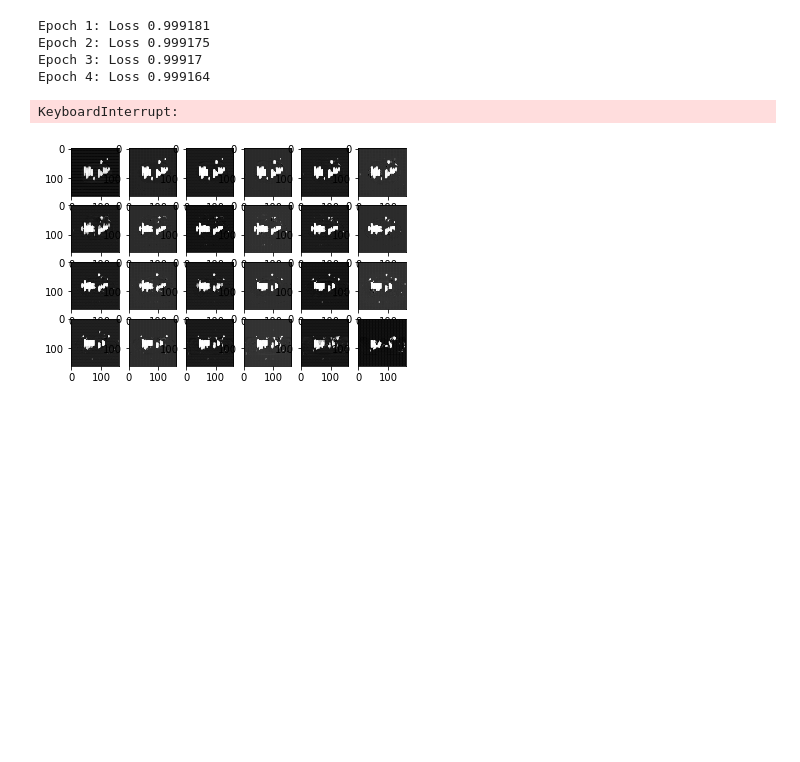
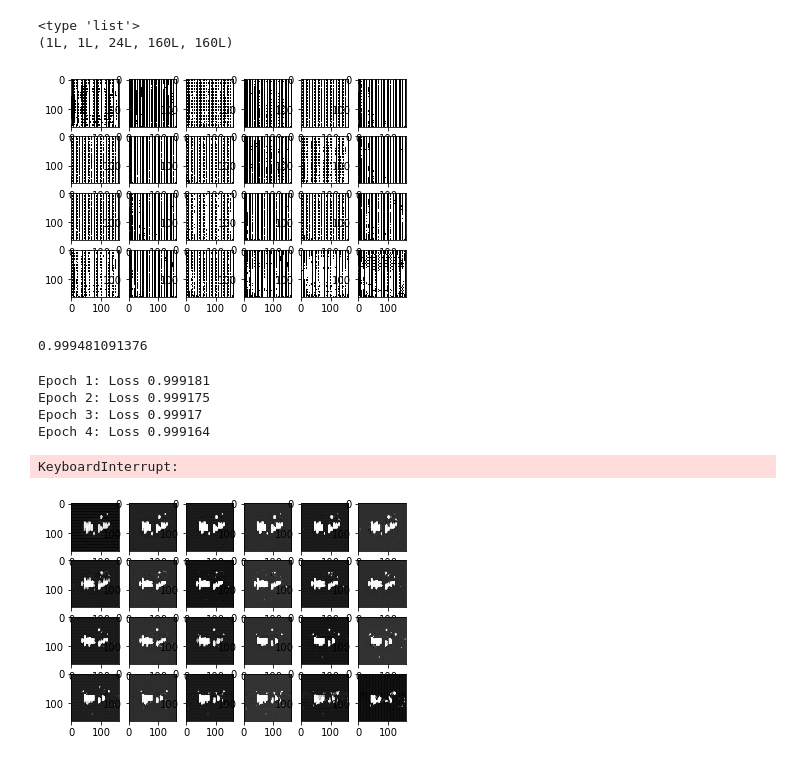
Before and after one commit to metodj/CNNtest, a Jupyter notebook: test.ipynb, the cells around one changed output. Saved outputs shown, nothing was run; the diff lists cells and outputs as text; code cells hidden in the pictures; blank space fills up the shorter version.

```diff
--- a/test.ipynb
+++ b/test.ipynb
@@ -320,6 +320,12 @@ def binary_jaccard_index(predictions,targets):
     intersection = theano.tensor.minimum(predictions, targets)
     union = theano.tensor.maximum(predictions, targets)
     return 1 - intersection.sum() / union.sum()
+# %%
+def binary_jaccard_index_test(predictions,targets):
+    #predictions,targets = align_targets(predictions, targets)
+    intersection = np.minimum(predictions, targets)
+    union = np.maximum(predictions, targets)
+    return 1 - intersection.sum() / union.sum()
 # %%
 #prikaze eno 3d sliko
 def display_numpy(picture):
@@ -462,7 +471,7 @@ layer = layers.ConcatLayer([layer, tmp1])
 layer = layers.Conv3DLayer(layer, num_filters=16, filter_size=(3, 3, 3), stride=1, pad=1, W=lasagne.init.Normal(), nonlinearity=None)
 layer = layers.BatchNormLayer(layer)
 layer = layers.ParametricRectifierLayer(layer, alpha=init.Constant(0))
-layer = layers.Conv3DLayer(layer, num_filters=1, filter_size=(1, 1, 1), stride=1, pad=0)
+layer = layers.Conv3DLayer(layer, num_filters=2, filter_size=(1, 1, 1), stride=1, pad=0)
 
 #agregacija
 
@@ -471,11 +480,12 @@ layer = layers.NonlinearityLayer(layer, nonlinearity=lasagne.nonlinearities.sigm
 
 prediction = lasagne.layers.get_output(layer)
 
-loss = binary_jaccard_index(prediction, target_var)
+loss = binary_jaccard_index(prediction[:,1:2,:,:,:], target_var)
+loss += binary_jaccard_index(prediction[:,0:1,:,:,:], target_var)
 loss = loss.mean()
 
 params = lasagne.layers.get_all_params(layer, trainable=True)
-updates = lasagne.updates.adam(loss, params, learning_rate=0.00005, beta1=0.1, beta2=0.001)
+updates = lasagne.updates.adam(loss, params, learning_rate=0.01, beta1=0.1, beta2=0.001)#, rho=0.9, epsilon=1e-06) #
 
 train_fn = theano.function([input_var, target_var], [loss, prediction], updates=updates)
 
@@ -484,4 +494,10 @@ for epoch in range(10):
     #print(loss[1][1][0][10][50][25:75])
     #display_numpy(loss[1][0][0])
     print("Epoch %d: Loss %g" % (epoch + 1, loss[0]))
+
+test_prediction = lasagne.layers.get_output(layer, deterministic=True)
+predict_fn = theano.function([input_var], [prediction], theano.tensor.argmax(test_prediction, axis=1))
+p1 = predict_fn(test_data[0])
+display_numpy(p1)
+print("Loss " + string(binary_jaccard_index(p1, test_seg[0]).mean())
 # %% [output]
@@ -497,4 +521,18 @@ Epoch 9: Loss 0.9991
 KeyboardInterrupt:
+# %%
+test_prediction = lasagne.layers.get_output(layer, deterministic=True)
+predict_fn = theano.function([input_var], [theano.tensor.argmax(test_prediction, axis=1)])
+p1 = predict_fn(test_data[1])
+print(type(p1))
+p1 = np.array(p1)
+print(p1.shape)
+display_numpy(p1[0][0])
+print(binary_jaccard_index_test(p1, test_seg[1]))
+# %% [output]
+<type 'list'>
+(1L, 1L, 24L, 160L, 160L)
+[figure, added]
+0.999481091376
 # %%
 input_var = theano.tensor.tensor5()
 target_var = theano.tensor.tensor5()
```
Also changed, not shown: parts of 3 cells of this notebook, 6 other files.
